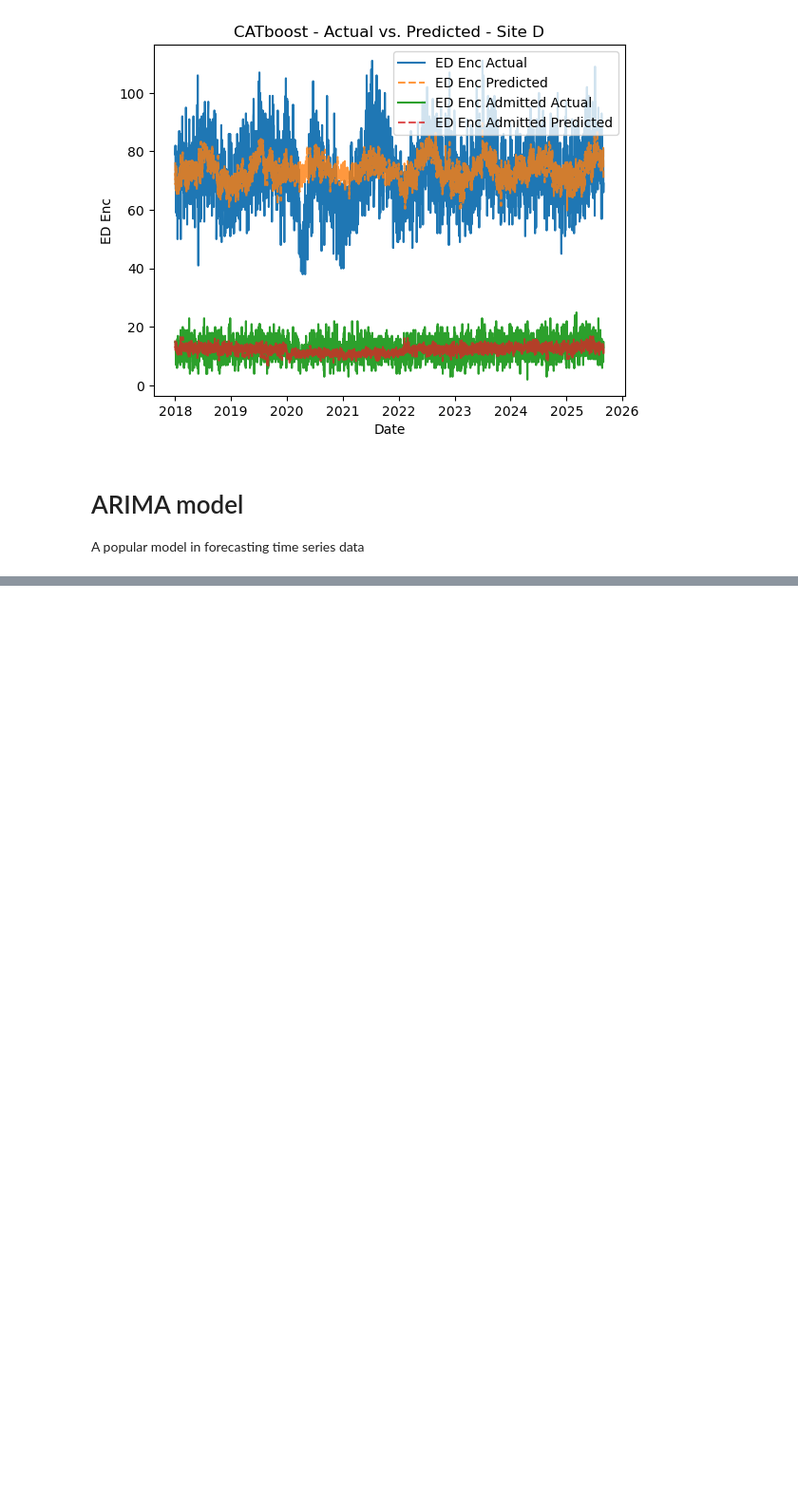
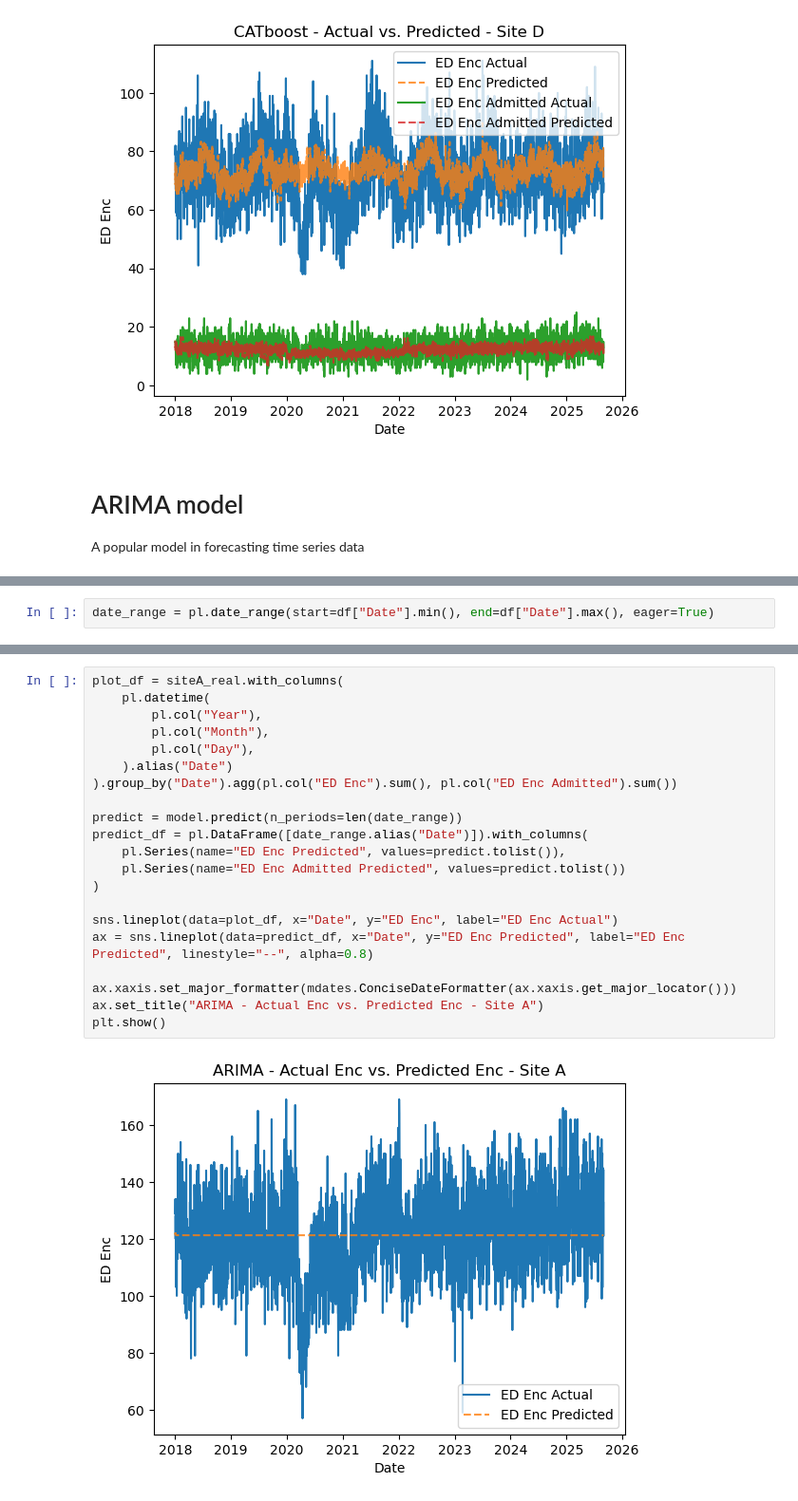
Before and after one commit to southdakotamines-datascience/dsu-no-sleep, a Jupyter notebook: model.ipynb, the cells around one changed output, grey strips where cells are left out. Shown at 95% size. Cells and saved outputs as stored; diff of their text form; blank space fills up the shorter version.

Commit message:
arima is still bad

```diff
--- a/model.ipynb
+++ b/model.ipynb
@@ -716,0 +718,2 @@ ValueError: Input contains NaN.
+# %%
+date_range = pl.date_range(start=df["Date"].min(), end=df["Date"].max(), eager=True)
@@ -716,0 +739,23 @@ ValueError: Input contains NaN.
+# %%
+plot_df = siteA_real.with_columns(
+    pl.datetime(
+        pl.col("Year"),
+        pl.col("Month"),
+        pl.col("Day"),
+    ).alias("Date")
+).group_by("Date").agg(pl.col("ED Enc").sum(), pl.col("ED Enc Admitted").sum())
+
+predict = model.predict(n_periods=len(date_range))
+predict_df = pl.DataFrame([date_range.alias("Date")]).with_columns(
+    pl.Series(name="ED Enc Predicted", values=predict.tolist()),
+    pl.Series(name="ED Enc Admitted Predicted", values=predict.tolist())
+)
+
+sns.lineplot(data=plot_df, x="Date", y="ED Enc", label="ED Enc Actual")
+ax = sns.lineplot(data=predict_df, x="Date", y="ED Enc Predicted", label="ED Enc Predicted", linestyle="--", alpha=0.8)
+
+ax.xaxis.set_major_formatter(mdates.ConciseDateFormatter(ax.xaxis.get_major_locator()))
+ax.set_title("ARIMA - Actual Enc vs. Predicted Enc - Site A")
+plt.show()
+# %% [output]
+[figure, added]
```
Also changed, not shown: parts of 17 cells of this notebook.
